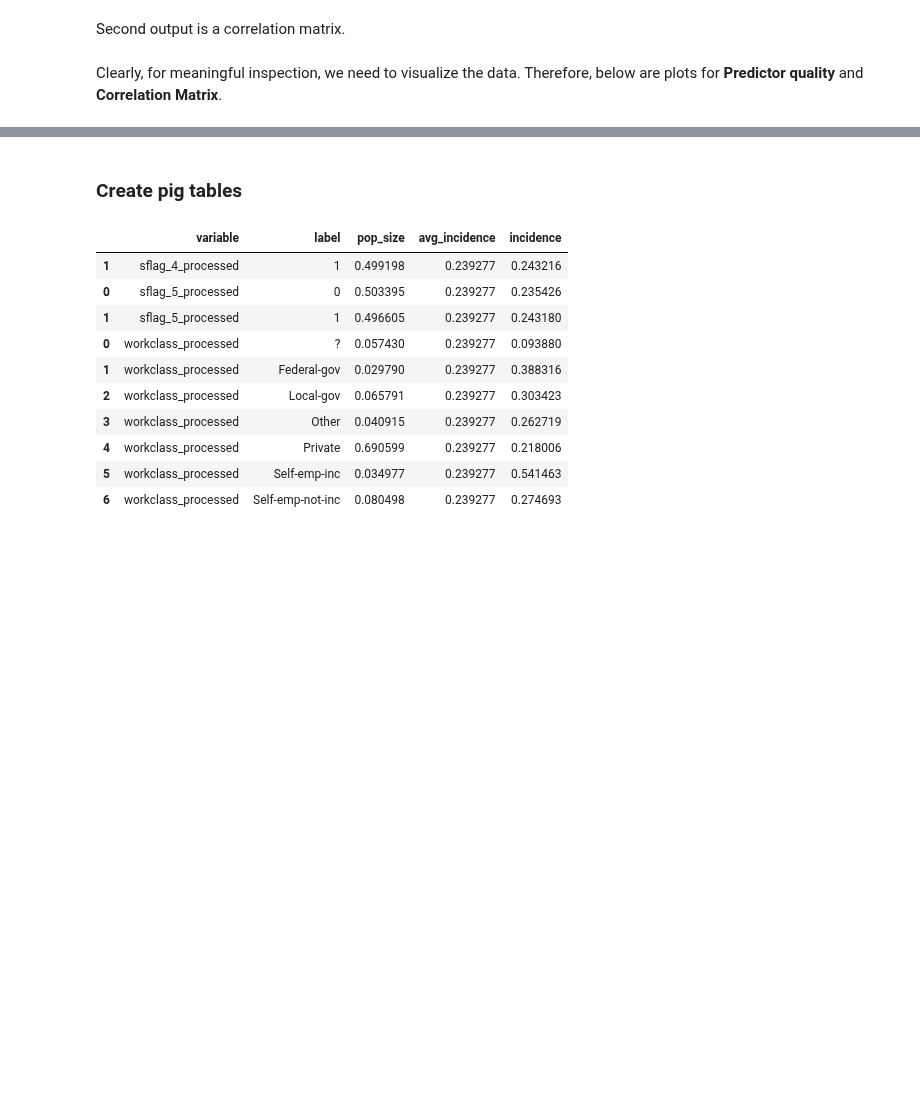
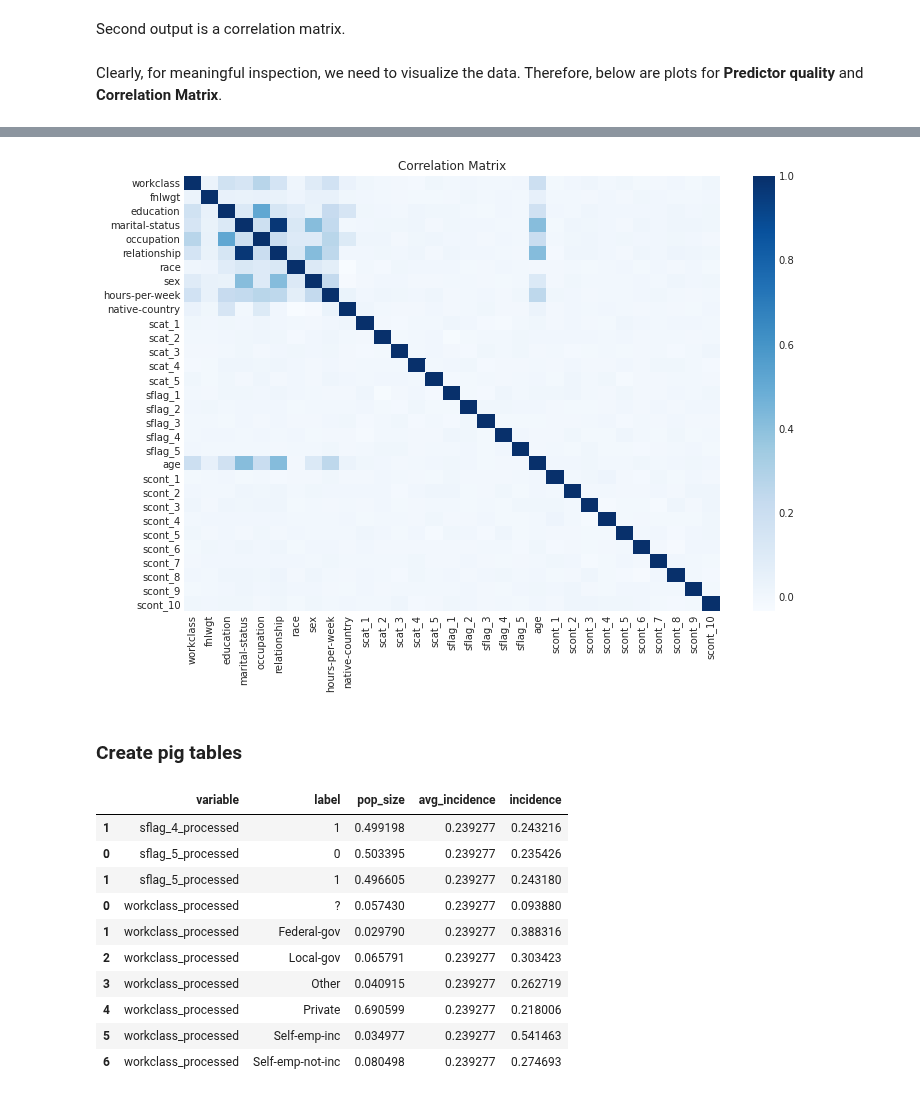
Before and after one commit to PythonPredictions/cobra, a Jupyter notebook: examples/examples.ipynb, the cells around one changed output, grey strips where cells are left out. Saved outputs shown, nothing was run; the diff lists cells and outputs as text; code cells hidden in the pictures; blank space fills up the shorter version.

```diff
--- a/examples/examples.ipynb
+++ b/examples/examples.ipynb
@@ -167,3 +169,7 @@ Clearly, for meaningful inspection, we need to visualize the data. Therefore, be
+# %%
+plot_correlation_matrix(df_corr)
+# %% [output]
+[figure, added]
 # %% [markdown]
 ### Create pig tables
 # %%
```
Also changed, not shown: parts of 18 cells of this notebook, 1 other file.
